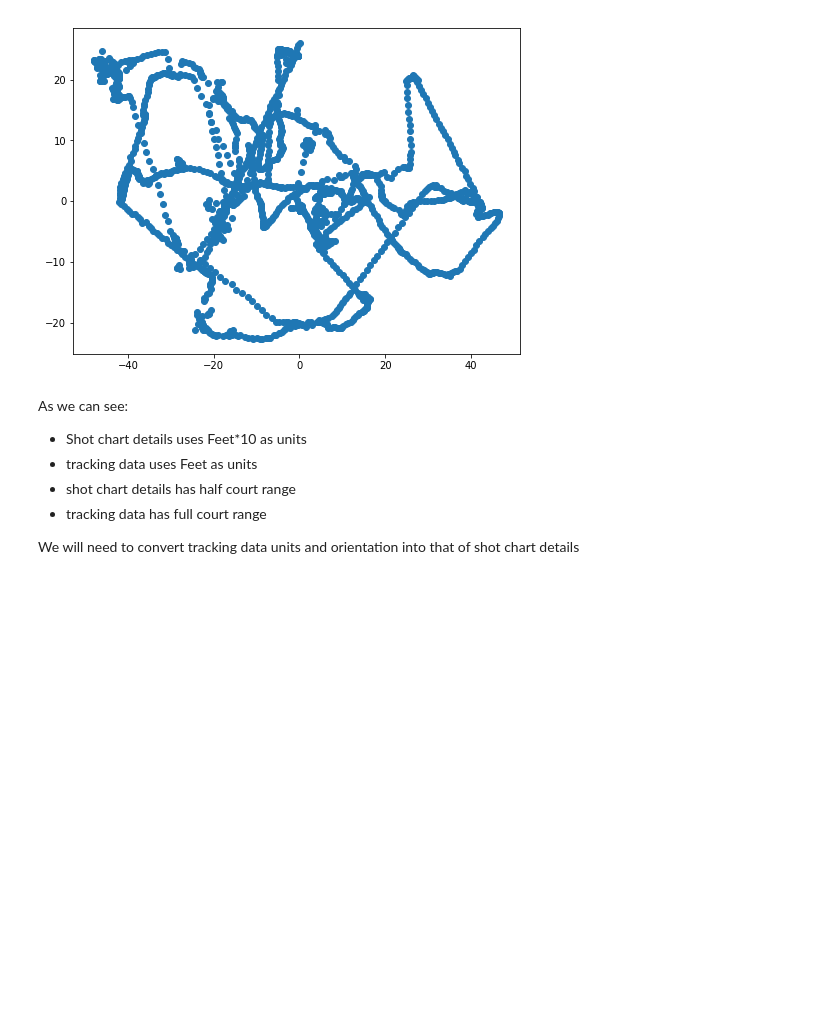
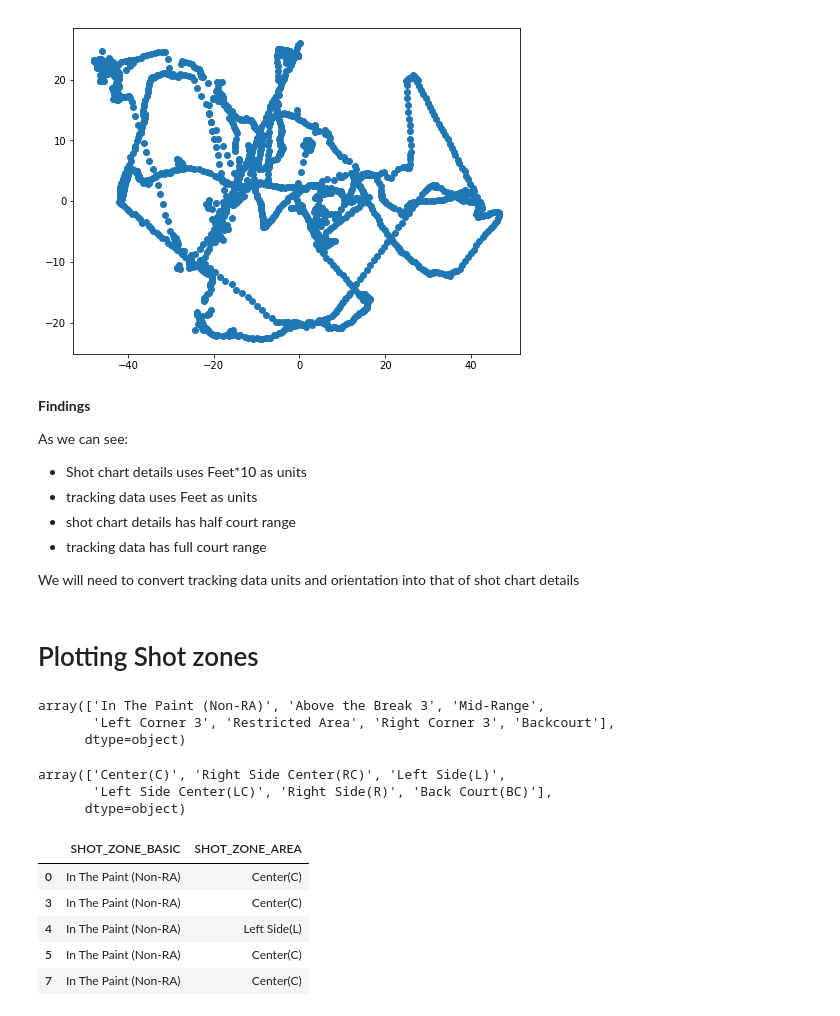
Before and after one commit to hzblacksmith/NBA_Possession_Optimizer, a Jupyter notebook: Plotting.ipynb, the cells around one changed output. Drawn from its saved outputs; the diff is of its cells as text; code cells hidden in the pictures; blank space fills up the shorter version.

```diff
--- a/Plotting.ipynb
+++ b/Plotting.ipynb
@@ -146,6 +147,8 @@ plt.scatter(tracking.ball_x[0:2000], tracking.ball_y[0:2000])
 <matplotlib.collections.PathCollection at 0x...>
 [figure]
 # %% [markdown]
+__Findings__
+
 As we can see:
 
 - Shot chart details uses Feet*10 as units
@@ -154,3 +157,26 @@ As we can see:
 - tracking data has full court range
 
 We will need to convert tracking data units and orientation into that of shot chart details
+# %% [markdown]
+# Plotting Shot zones
+# %%
+bos_shots['SHOT_ZONE_BASIC'].unique()
+# %% [output]
+array(['In The Paint (Non-RA)', 'Above the Break 3', 'Mid-Range',
+       'Left Corner 3', 'Restricted Area', 'Right Corner 3', 'Backcourt'],
+      dtype=object)
+# %%
+bos_shots['SHOT_ZONE_AREA'].unique()
+# %% [output]
+array(['Center(C)', 'Right Side Center(RC)', 'Left Side(L)',
+       'Left Side Center(LC)', 'Right Side(R)', 'Back Court(BC)'],
+      dtype=object)
+# %%
+bos_shots[bos_shots['SHOT_ZONE_BASIC'] == 'In The Paint (Non-RA)'][['SHOT_ZONE_BASIC','SHOT_ZONE_AREA']].head()
+# %% [output]
+|  | SHOT_ZONE_BASIC | SHOT_ZONE_AREA |
+| 0 | In The Paint (Non-RA) | Center(C) |
+| 3 | In The Paint (Non-RA) | Center(C) |
+| 4 | In The Paint (Non-RA) | Left Side(L) |
+| 5 | In The Paint (Non-RA) | Center(C) |
+| 7 | In The Paint (Non-RA) | Center(C) |
```
Also changed, not shown: parts of 4 cells of this notebook.
